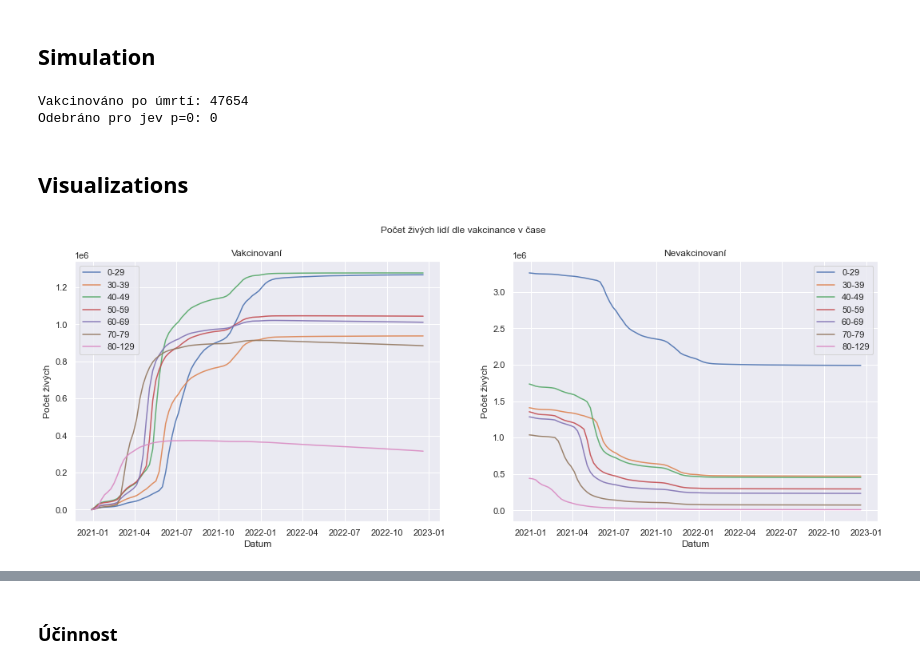
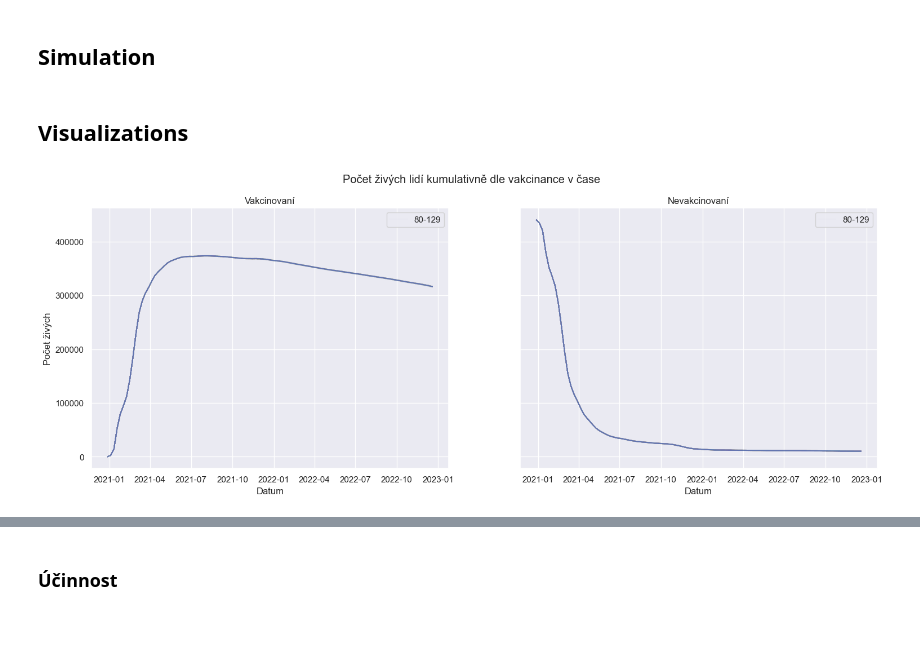
Before and after one commit to PalackyUniversity/nobel-model, a Jupyter notebook: main_stochastic.ipynb, the cells around one changed output, grey strips where cells are left out. Drawn from its saved outputs; the diff is of its cells as text; code cells hidden in the pictures; blank space fills up the shorter version.

```diff
--- a/main_stochastic.ipynb
+++ b/main_stochastic.ipynb
@@ -135,11 +135,11 @@ def run(p):
 
             people.setdefault(row_counts.vek, []).append({"dead": date_death, "vaccinated": date_vacc})
 
-    print(f"Vakcinováno po úmrtí: {count_vacc_after_death}")
-    print(f"Odebráno pro jev {p=}: {count_vacc_timedelta_death}");
+    # print(f"Vakcinováno po úmrtí: {count_vacc_after_death}")
+    # print(f"Odebráno pro jev {p=}: {count_vacc_timedelta_death}");
 
     # Create report for graphs based on dates generated above
-    for week in tqdm(np.unique(df_deaths["tyden"])):
+    for week in np.unique(df_deaths["tyden"]):
         for age, people_age in people.items():
             deaths_vacc = 0
             deaths_norm = 0
@@ -177,34 +177,35 @@ def run(p):
     return x, y11, y12, y21, y22, count_vacc_after_death, count_vacc_timedelta_death
 # %% [markdown]
 ## Simulation
-# %%
-p = run(0)
-# %% [output]
-Vakcinováno po úmrtí: 47654
-Odebráno pro jev p=0: 0
+# %%
+P = 0.5
+# %%
+data = process_map(run, [P] * 100, max_workers=os.cpu_count())
 # %% [markdown]
 ## Visualizations
 # %%
-fig, (al, ar) = plt.subplots(1, 2, figsize=(18, 6))
+fig, (al, ar) = plt.subplots(1, 2, sharey="row", figsize=(18, 6))
+was = set()
 
-for x, y11, y12, y21, y22, errored, removed in [p]:
-    for age in list(y.keys()):
-        al.plot(x[age], y12[age], alpha=0.9, label=age)
-        ar.plot(x[age], y22[age], alpha=0.9, label=age)
+for x, y11, y12, y21, y22, errored, removed in data:
+    for age in list(y12.keys())[-1:]:
+        al.plot(x[age], y12[age], color="b", alpha=0.01, label=age if age not in was else None)
+        ar.plot(x[age], y22[age], color="b", alpha=0.01, label=age if age not in was else None)
+        was.add(age)
 
 al.set_xlabel("Datum")
 ar.set_xlabel("Datum")
 
 al.set_ylabel("Počet živých")
-ar.set_ylabel("Počet živých")
 
 al.set_title("Vakcinovaní")
 ar.set_title("Nevakcinovaní")
 
 al.legend()
 ar.legend()
 
-fig.suptitle("Počet živých lidí dle vakcinance v čase");
+fig.suptitle("Počet živých lidí kumulativně dle vakcinance v čase")
+plt.savefig(f"result/P_{P}_alive.jpg");
 # %% [output]
-[figure, old version]
+[figure, new version]
 # %%
```
Also changed, not shown: parts of 3 cells of this notebook, 22 other files.
